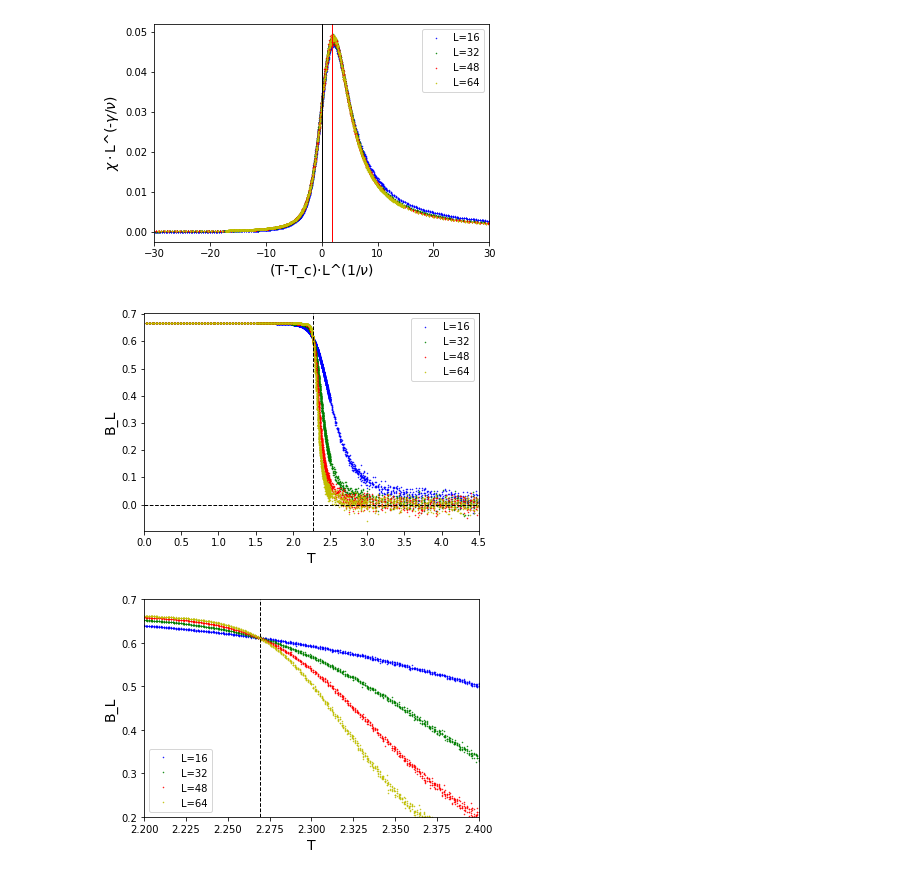
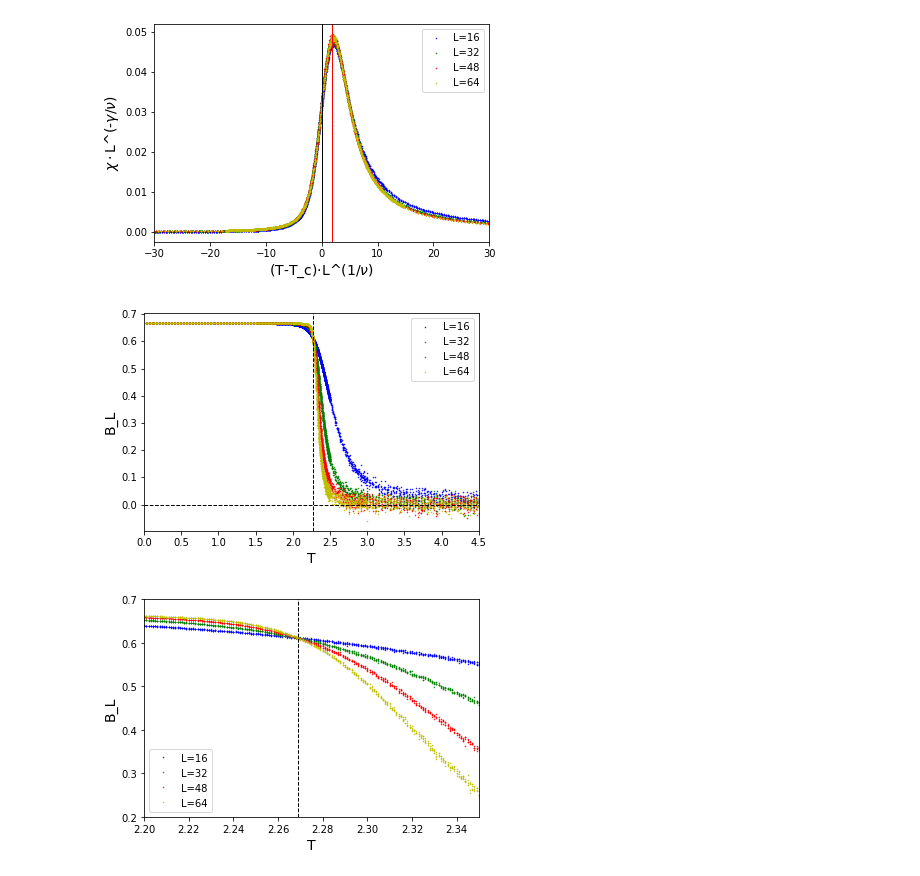
Before and after one commit to aadeliee22/MCMCIsing_SLMC, a Jupyter notebook: python/2nd/plot_cluster.ipynb, the cells around one changed output. Saved outputs shown, nothing was run; the diff lists cells and outputs as text; code cells hidden in the pictures.

```diff
--- a/python/2nd/plot_cluster.ipynb
+++ b/python/2nd/plot_cluster.ipynb
@@ -5,8 +5,7 @@ import pandas as pd
 # %%
 f=[]
 f.append(pd.read_csv('wolff_16.txt', sep=' ', header=0))
-f32 = pd.read_csv('wolff_32.txt', sep=' ', header=0)
-f48 = pd.read_csv('wolff_48.txt', sep=' ', header=0)
-f64 = pd.read_csv('wolff_64.txt', sep=' ', header=0)
-#f32 = pd.read_csv('wolff_32.txt', sep=' ', header=0)
+f.append(pd.read_csv('wolff_32.txt', sep=' ', header=0))
+f.append(pd.read_csv('wolff_48.txt', sep=' ', header=0))
+f.append(pd.read_csv('wolff_64.txt', sep=' ', header=0))
 # %%
@@ -68,29 +66,29 @@ plt.show()
 maximum location = 1.8445874314791215
 [figure]
 # %%
-plt.plot(f16.temperature, 1-f16.m4/(3*f16.m2**2), 'b.', markersize=1, label='L=16')
-plt.plot(f32.temperature, 1-f32.m4/(3*f32.m2**2), 'g.', markersize=1, label='L=32')
-plt.plot(f48.temperature, 1-f48.m4/(3*f48.m2**2), 'r.', markersize=1, label='L=48')
-plt.plot(f64.temperature, 1-f64.m4/(3*f64.m2**2), 'y.', markersize=1, label='L=64')
+plt.plot(f[0].temperature, 1-f[0].m4/(3*f[0].m2**2), 'b.', markersize=1, label='L=16')
+plt.plot(f[1].temperature, 1-f[1].m4/(3*f[1].m2**2), 'g.', markersize=1, label='L=32')
+plt.plot(f[2].temperature, 1-f[2].m4/(3*f[2].m2**2), 'r.', markersize=1, label='L=48')
+plt.plot(f[3].temperature, 1-f[3].m4/(3*f[3].m2**2), 'y.', markersize=1, label='L=64')
 plt.axhline(y=0, color='k', linewidth=1, linestyle='--')
 plt.axvline(x=T_c, color='k', linewidth=1, linestyle='--')
 plt.xlim(0, 4.5)
 plt.xlabel('T', fontsize=14)
 plt.ylabel('B_L', fontsize=14)
 plt.legend()
 plt.show()
-plt.plot(f16.temperature, 1-f16.m4/(3*f16.m2**2), 'b.', markersize=1, label='L=16')
-plt.plot(f32.temperature, 1-f32.m4/(3*f32.m2**2), 'g.', markersize=1, label='L=32')
-plt.plot(f48.temperature, 1-f48.m4/(3*f48.m2**2), 'r.', markersize=1, label='L=48')
-plt.plot(f64.temperature, 1-f64.m4/(3*f64.m2**2), 'y.', markersize=1, label='L=64')
+plt.plot(f[0].temperature, 1-f[0].m4/(3*f[0].m2**2), 'b.', markersize=1, label='L=16')
+plt.plot(f[1].temperature, 1-f[1].m4/(3*f[1].m2**2), 'g.', markersize=1, label='L=32')
+plt.plot(f[2].temperature, 1-f[2].m4/(3*f[2].m2**2), 'r.', markersize=1, label='L=48')
+plt.plot(f[3].temperature, 1-f[3].m4/(3*f[3].m2**2), 'y.', markersize=1, label='L=64')
 plt.axhline(y=0, color='k', linewidth=1, linestyle='--')
-plt.xlim(2.2, 2.4)
+plt.xlim(2.2, 2.35)
 plt.ylim(0.2, 0.7)
 plt.axvline(x=T_c, color='k', linewidth=1, linestyle='--')
 plt.xlabel('T', fontsize=14)
 plt.ylabel('B_L', fontsize=14)
 plt.legend()
 plt.show()
 # %% [output]
 [figure]
-[figure, old version]
+[figure, new version]
```
Also changed, not shown: parts of 10 cells of this notebook.
